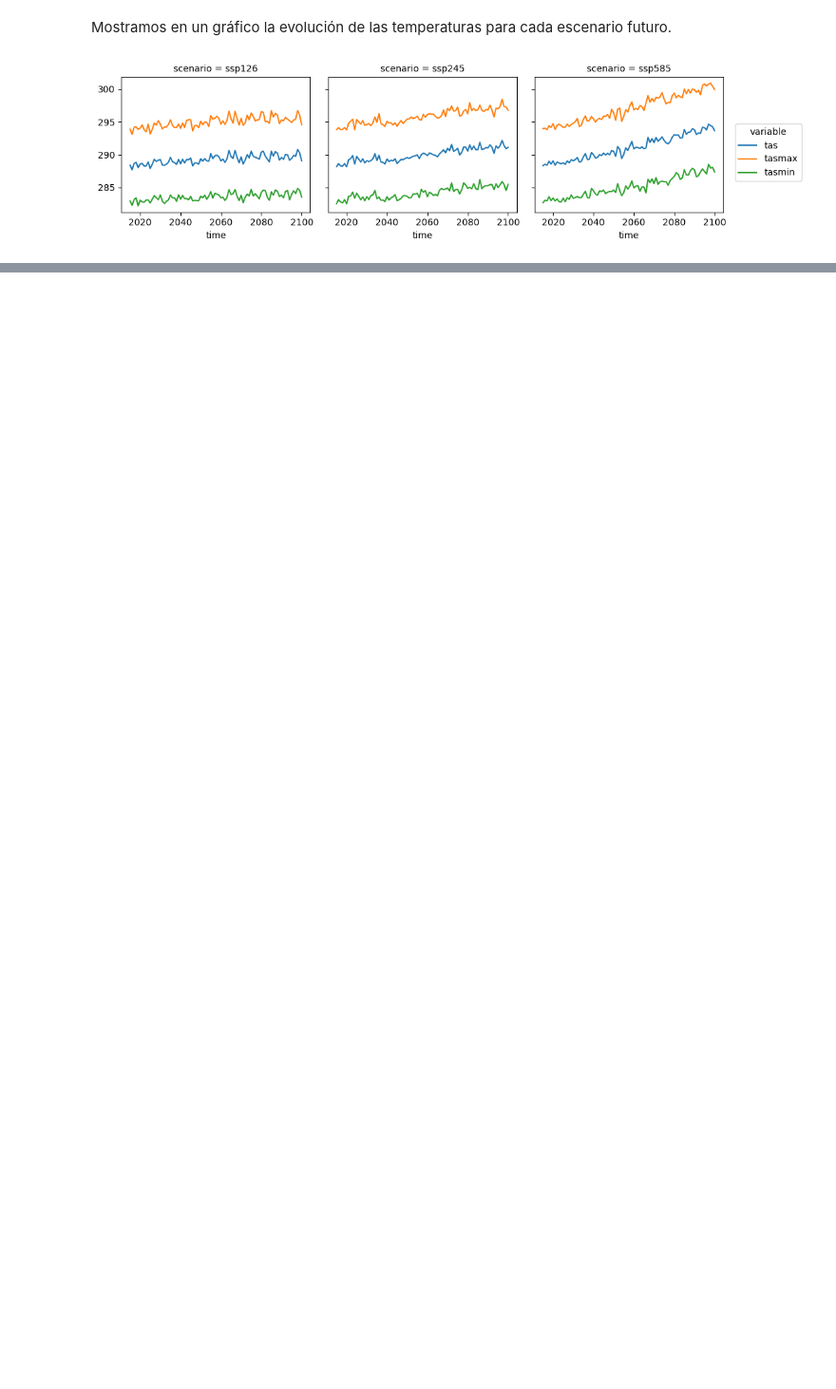
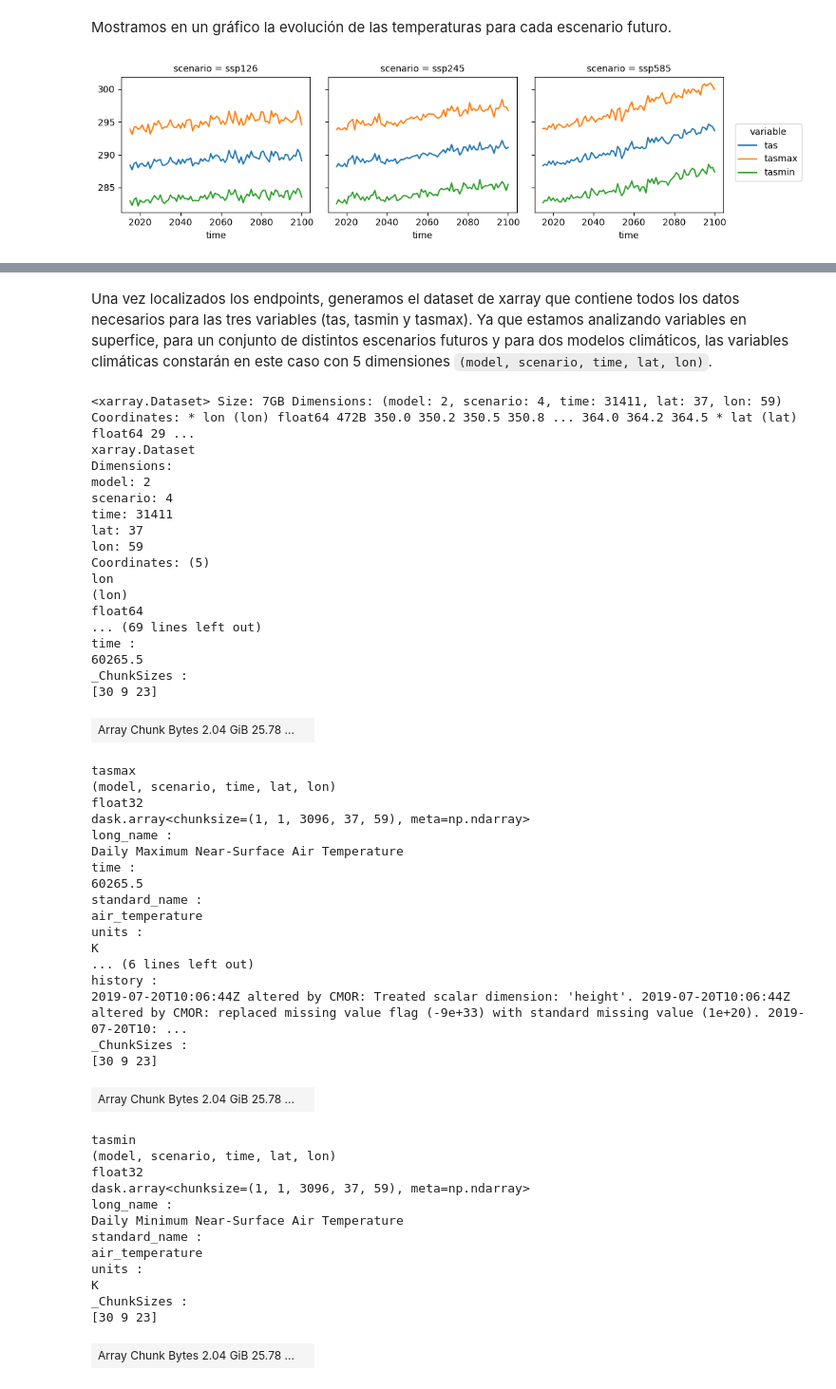
Before and after one commit to SantanderMetGroup/PTI-Clima-Datalab, a Jupyter notebook: Notebooks/python/PTI_NEX-GDDP-CMIP6_python.ipynb, the cells around one changed output, grey strips where cells are left out. Shown at 95% size. Drawn from its saved outputs; the diff is of its cells as text; code cells hidden in the pictures; blank space fills up the shorter version.

```diff
--- a/Notebooks/python/PTI_NEX-GDDP-CMIP6_python.ipynb
+++ b/Notebooks/python/PTI_NEX-GDDP-CMIP6_python.ipynb
@@ -82,0 +104,69 @@ plot = ts.plot.line(x="time", col="scenario", xticks=ts.coords["time"][5::20])
+# %% [markdown]
+Una vez localizados los endpoints, generamos el dataset de xarray que contiene todos los datos necesarios para las tres variables (tas, tasmin y tasmax). Ya que estamos analizando variables en superfice, para un conjunto de distintos escenarios futuros y para dos modelos climáticos, las variables climáticas constarán en este caso con 5 dimensiones `(model, scenario, time, lat, lon)`.
+# %%
+ds = xr.concat([
+    xr.concat(
+        [xr.open_dataset(endpoint)[["tas", "tasmax", "tasmin"]].chunk({"time": 3096}) for endpoint in subset["endpoint"].iloc[:4]],
+        dim=xr.Variable("scenario", scenarios),
+        coords="minimal",
+        compat="override"),
+    xr.concat(
+        [xr.open_dataset(endpoint)[["tas", "tasmax", "tasmin"]].chunk({"time": 3096}) for endpoint in subset["endpoint"].iloc[4:]],
+        dim=xr.Variable("scenario", scenarios),
+        coords="minimal",
+        compat="override")],
+    dim=xr.Variable("model", ["MPI-ESM1-2-HR", "MPI-ESM1-2-LR"]),
+    coords="minimal",
+    compat="override")
+
+ds
+# %% [output]
+<xarray.Dataset> Size: 7GB Dimensions: (model: 2, scenario: 4, time: 31411, lat: 37, lon: 59) Coordinates: * lon (lon) float64 472B 350.0 350.2 350.5 350.8 ... 364.0 364.2 364.5 * lat (lat) float64 29 ...
+xarray.Dataset
+Dimensions:
+model: 2
+scenario: 4
+time: 31411
+lat: 37
+lon: 59
+Coordinates: (5)
+lon
+(lon)
+float64
+... (69 lines left out)
+time :
+60265.5
+_ChunkSizes :
+[30 9 23]
+| Array Chunk Bytes 2.04 GiB 25.78 ... |  |
+tasmax
+(model, scenario, time, lat, lon)
+float32
+dask.array<chunksize=(1, 1, 3096, 37, 59), meta=np.ndarray>
+long_name :
+Daily Maximum Near-Surface Air Temperature
+time :
+60265.5
+standard_name :
+air_temperature
+units :
+K
+... (6 lines left out)
+history :
+2019-07-20T10:06:44Z altered by CMOR: Treated scalar dimension: 'height'. 2019-07-20T10:06:44Z altered by CMOR: replaced missing value flag (-9e+33) with standard missing value (1e+20). 2019-07-20T10: ...
+_ChunkSizes :
+[30 9 23]
+| Array Chunk Bytes 2.04 GiB 25.78 ... |  |
+tasmin
+(model, scenario, time, lat, lon)
+float32
+dask.array<chunksize=(1, 1, 3096, 37, 59), meta=np.ndarray>
+long_name :
+Daily Minimum Near-Surface Air Temperature
+standard_name :
+air_temperature
+units :
+K
+_ChunkSizes :
+[30 9 23]
+| Array Chunk Bytes 2.04 GiB 25.78 ... |  |
```
Also changed, not shown: parts of 7 cells of this notebook.
